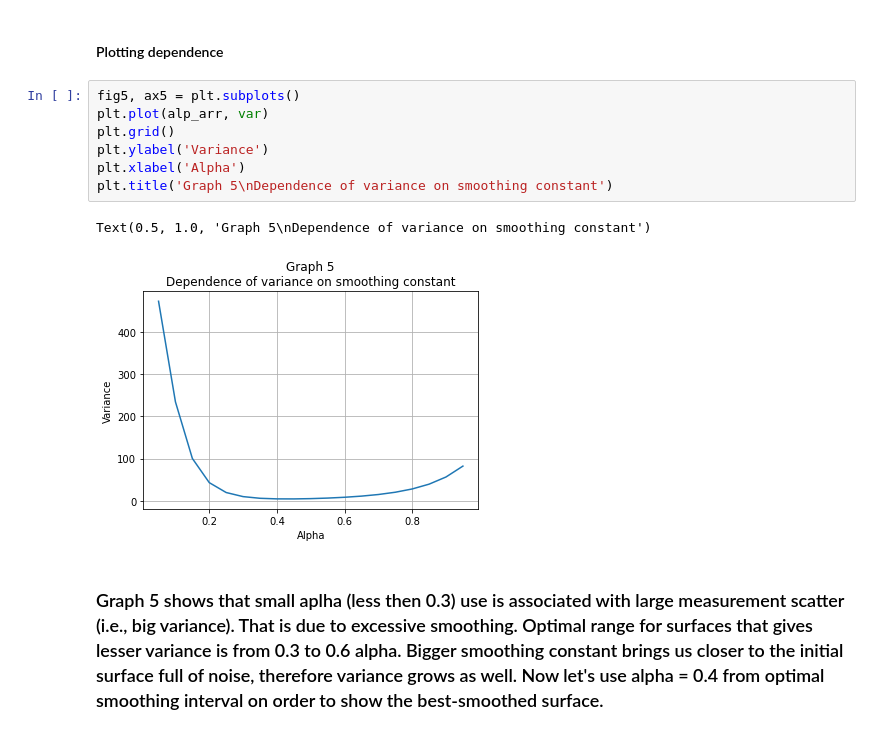
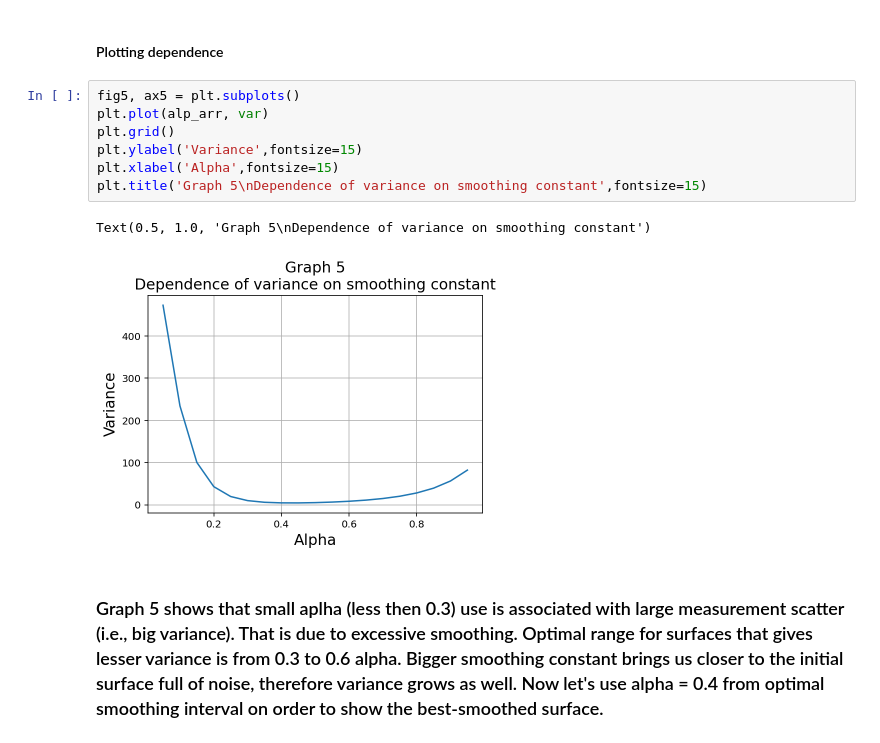
Before and after one commit to aliudvidere/EDP, a Jupyter notebook: EDP/EDP #4 Team 6.ipynb, the cells around one changed output. Saved outputs shown, nothing was run; the diff lists cells and outputs as text.

```diff
--- a/EDP/EDP #4 Team 6.ipynb
+++ b/EDP/EDP #4 Team 6.ipynb
@@ -251,13 +251,13 @@ for alp in alp_arr:
 # %%
 fig5, ax5 = plt.subplots()
 plt.plot(alp_arr, var)
 plt.grid()
-plt.ylabel('Variance')
-plt.xlabel('Alpha')
-plt.title('Graph 5\nDependence of variance on smoothing constant')
+plt.ylabel('Variance',fontsize=15)
+plt.xlabel('Alpha',fontsize=15)
+plt.title('Graph 5\nDependence of variance on smoothing constant',fontsize=15)
 # %% [output]
 Text(0.5, 1.0, 'Graph 5\nDependence of variance on smoothing constant')
-[figure, old version]
+[figure, new version]
 # %% [markdown]
 ### Graph 5 shows that small aplha (less then 0.3) use is associated with large measurement scatter (i.e., big variance). That is due to excessive smoothing. Optimal range for surfaces that gives lesser variance is from 0.3 to 0.6 alpha. Bigger smoothing constant brings us closer to the initial surface full of noise, therefore variance grows as well. Now let's use alpha = 0.4 from optimal smoothing interval on order to show the best-smoothed surface.
 # %%
```
Also changed, not shown: parts of 7 cells of this notebook, 2 other files.
